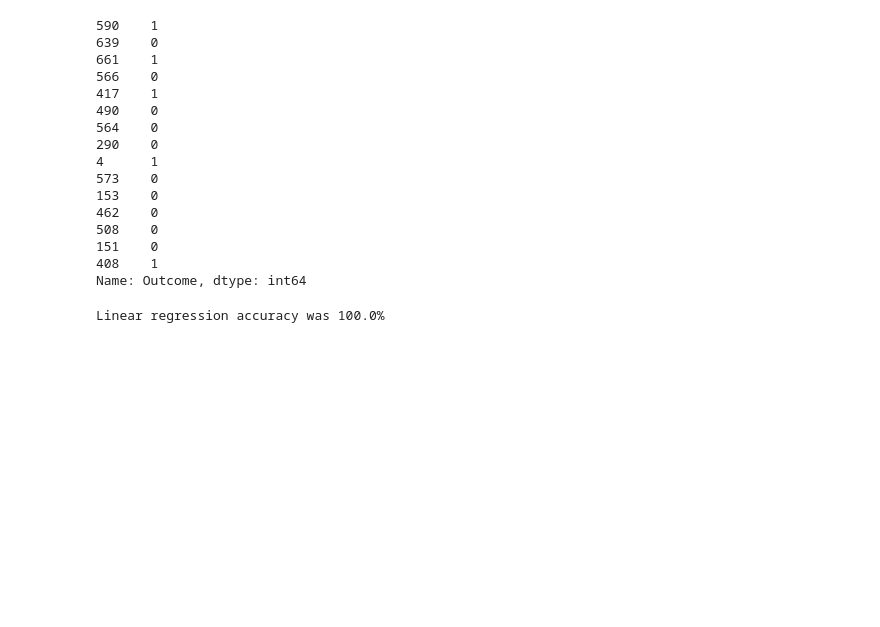
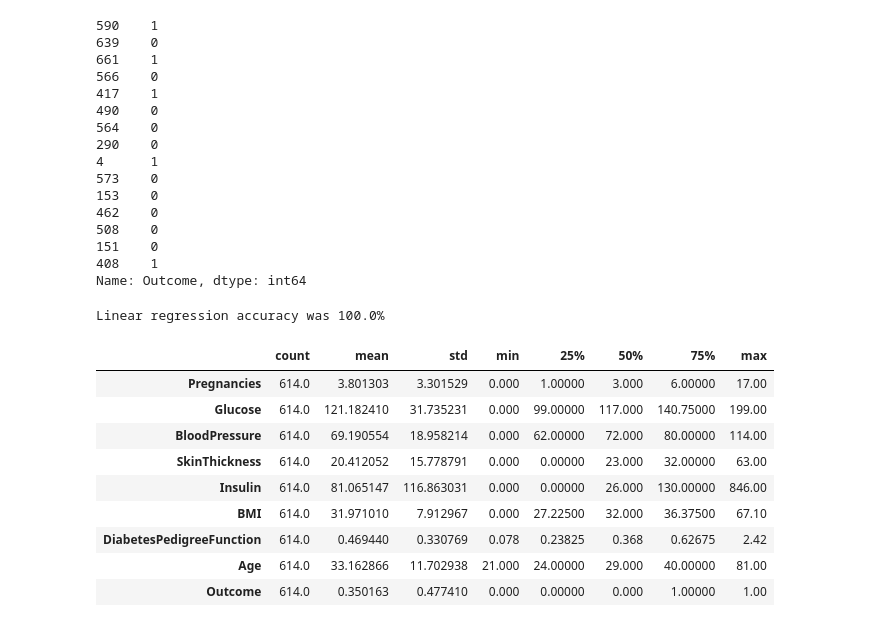
Before and after one commit to jestinakuruvila/AITraining_April24, a Jupyter notebook: EY_ClassificationTest.ipynb, the cells around one changed output. Drawn from its saved outputs; the diff is of its cells as text; code cells hidden in the pictures; blank space fills up the shorter version.

```diff
--- a/EY_ClassificationTest.ipynb
+++ b/EY_ClassificationTest.ipynb
@@ -202,3 +202,19 @@ ascore = accuracy_score(p, ytest)
 print('Linear regression accuracy was ' + str(ascore*100) + '%')
 # %% [output]
 Linear regression accuracy was 100.0%
+# %%
+from sklearn.model_selection import train_test_split
+xtrain, xtest, ytrain, ytest = train_test_split(x, y, test_size=0.20)
+# %%
+xtrain.describe().T
+# %% [output]
+|  | count | mean | std | min | 25% | 50% | 75% | max |
+| Pregnancies | 614.0 | 3.801303 | 3.301529 | 0.000 | 1.00000 | 3.000 | 6.00000 | 17.00 |
+| Glucose | 614.0 | 121.182410 | 31.735231 | 0.000 | 99.00000 | 117.000 | 140.75000 | 199.00 |
+| BloodPressure | 614.0 | 69.190554 | 18.958214 | 0.000 | 62.00000 | 72.000 | 80.00000 | 114.00 |
+| SkinThickness | 614.0 | 20.412052 | 15.778791 | 0.000 | 0.00000 | 23.000 | 32.00000 | 63.00 |
+| Insulin | 614.0 | 81.065147 | 116.863031 | 0.000 | 0.00000 | 26.000 | 130.00000 | 846.00 |
+| BMI | 614.0 | 31.971010 | 7.912967 | 0.000 | 27.22500 | 32.000 | 36.37500 | 67.10 |
+| DiabetesPedigreeFunction | 614.0 | 0.469440 | 0.330769 | 0.078 | 0.23825 | 0.368 | 0.62675 | 2.42 |
+| Age | 614.0 | 33.162866 | 11.702938 | 21.000 | 24.00000 | 29.000 | 40.00000 | 81.00 |
+| Outcome | 614.0 | 0.350163 | 0.477410 | 0.000 | 0.00000 | 0.000 | 1.00000 | 1.00 |
```
Also changed, not shown: parts of 14 cells of this notebook.
